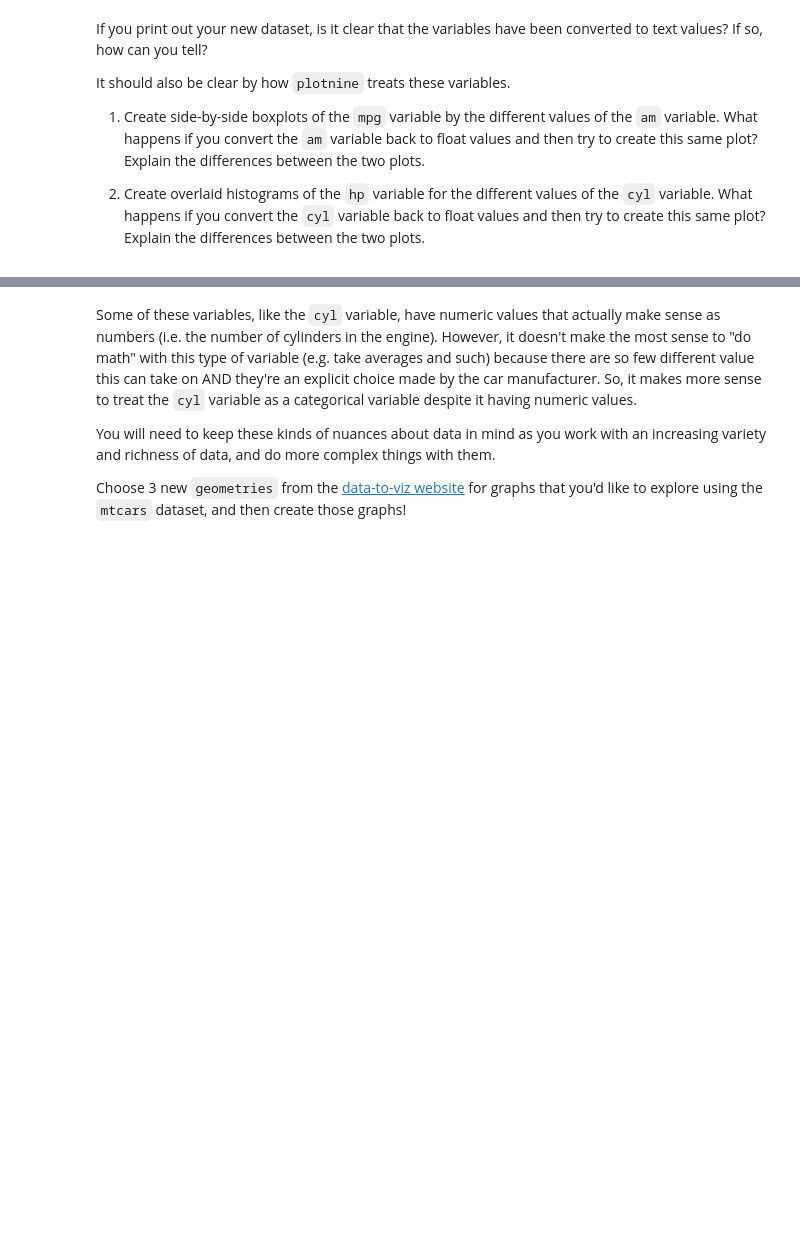
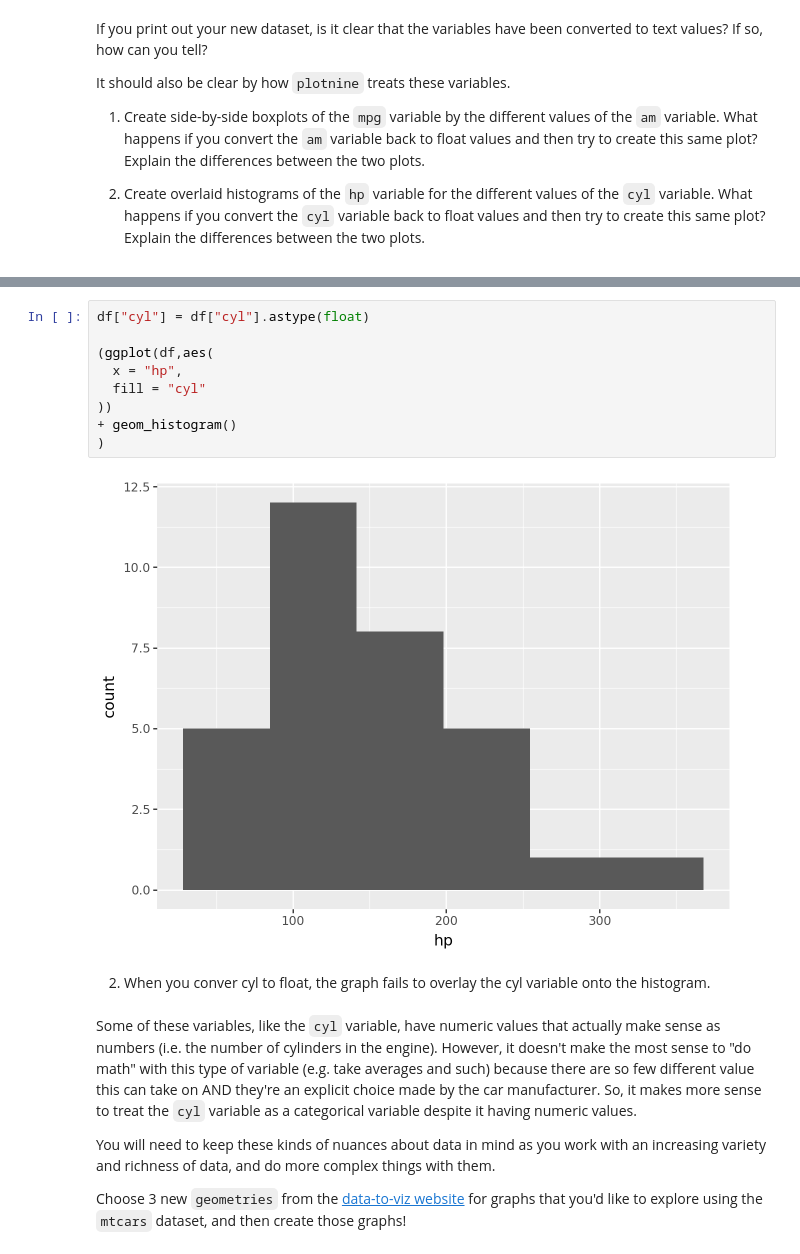
Before and after one commit to lmaier0402/Repository_1, a Jupyter notebook: Introduction_to_Data_Viz_Using_mtcars_Dataset.ipynb, the cells around one changed output, grey strips where cells are left out. Drawn from its saved outputs; the diff is of its cells as text; blank space fills up the shorter version.

```diff
--- a/Introduction_to_Data_Viz_Using_mtcars_Dataset.ipynb
+++ b/Introduction_to_Data_Viz_Using_mtcars_Dataset.ipynb
@@ -37,3 +97,16 @@ It should also be clear by how `plotnine` treats these variables.
+# %%
+df["cyl"] = df["cyl"].astype(float)
+
+(ggplot(df,aes(
+  x = "hp",
+  fill = "cyl"
+))
++ geom_histogram()
+)
+# %% [output]
+[figure, added]
+# %% [markdown]
+2. When you conver cyl to float, the graph fails to overlay the cyl variable onto the histogram.
 # %% [markdown]
 Some of these variables, like the `cyl` variable, have numeric values that actually make sense as numbers (i.e. the number of cylinders in the engine). However, it doesn't make the most sense to "do math" with this type of variable (e.g. take averages and such) because there are so few different value this can take on AND they're an explicit choice made by the car manufacturer. So, it makes more sense to treat the `cyl` variable as a categorical variable despite it having numeric values.
 
```
Also changed, not shown: parts of 15 cells of this notebook, 1 other file.
